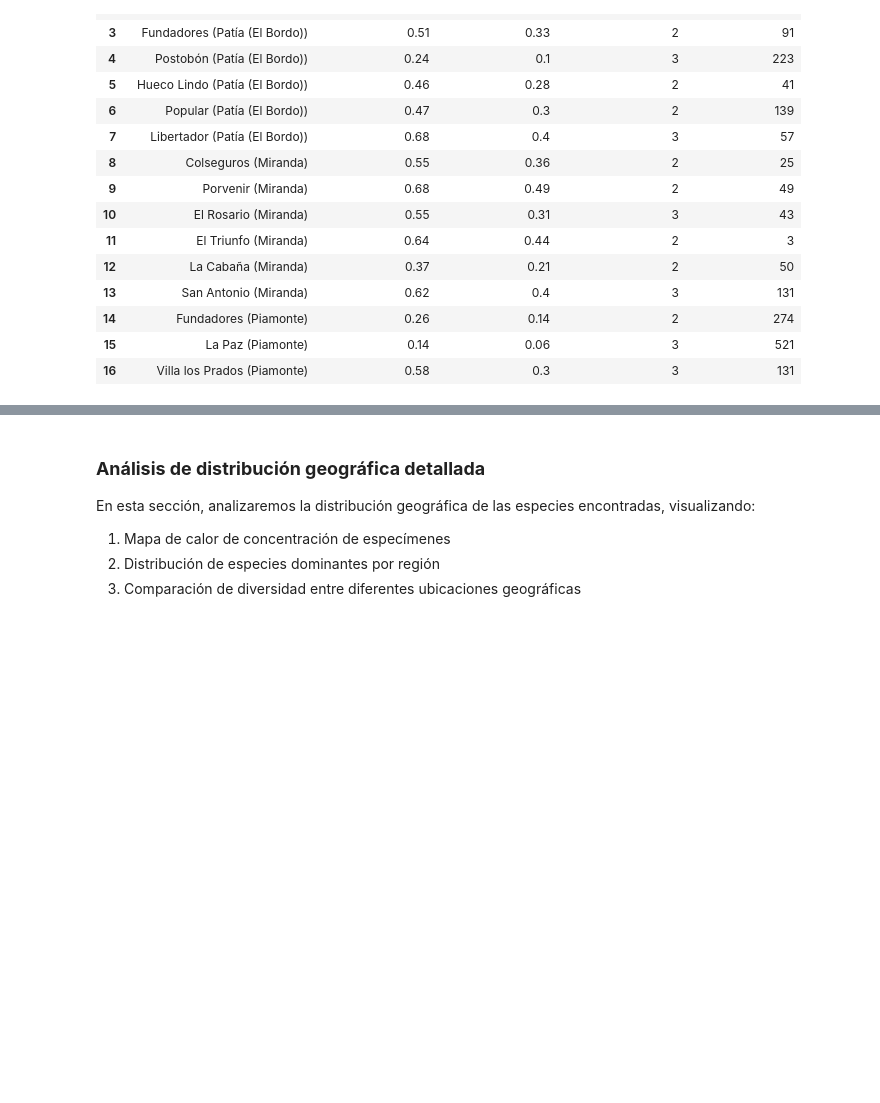
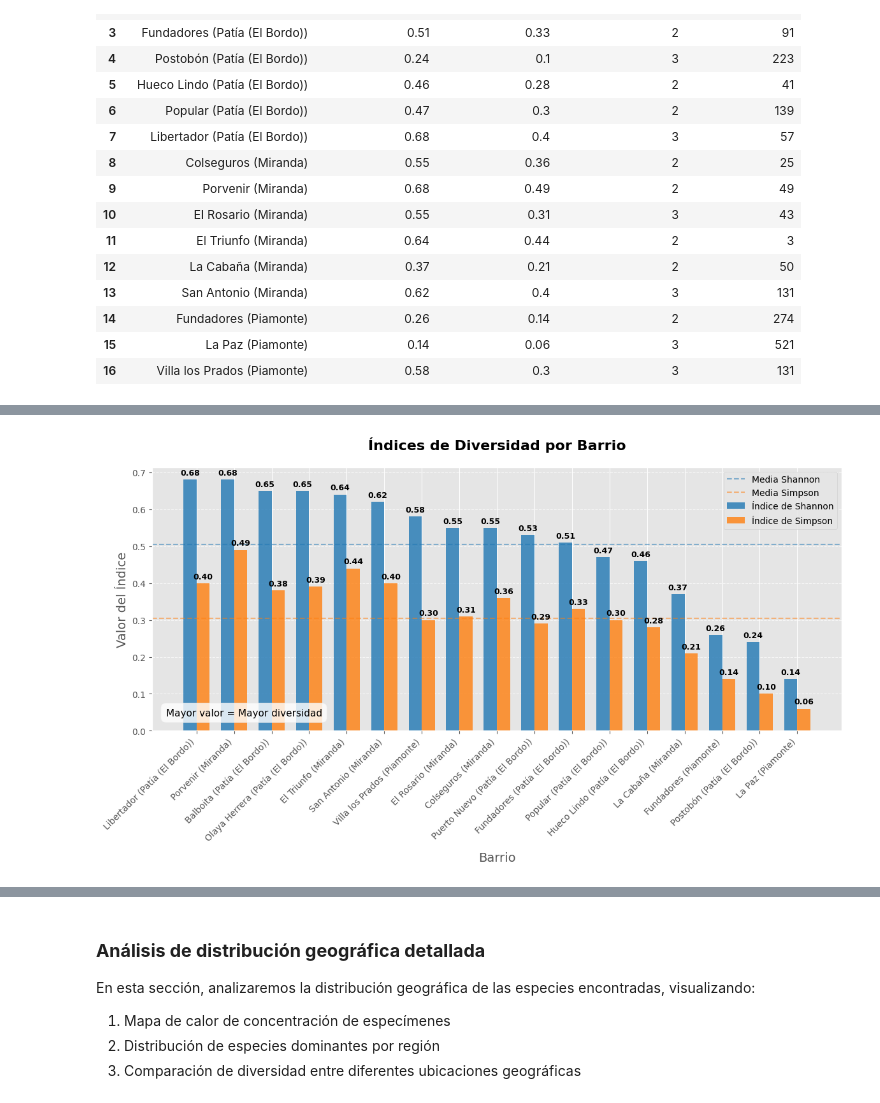
Before and after one commit to Zaprovic/bootcamp-data-analysis, a Jupyter notebook: src/dengue.ipynb, the cells around one changed output, grey strips where cells are left out. Cells and saved outputs as stored; diff of their text form; code cells hidden in the pictures; blank space fills up the shorter version.

Commit message:
added plot to shannon and simpson indexes

```diff
--- a/src/dengue.ipynb
+++ b/src/dengue.ipynb
@@ -150,0 +155,81 @@ display(sdff)
+# %%
+# Convertir los índices de string a float para la visualización
+dff_plot = dff.copy()
+dff_plot['Indice de Shannon'] = dff_plot['Indice de Shannon'].astype(float)
+dff_plot['Indice de Simpson'] = dff_plot['Indice de Simpson'].astype(float)
+
+# Ordenar por índice de Shannon para mejor visualización
+dff_plot = dff_plot.sort_values('Indice de Shannon', ascending=False)
+
+# Crear el gráfico de barras agrupadas
+fig, ax = plt.subplots(figsize=(12, 7))
+
+# Definir posiciones para las barras
+x = np.arange(len(dff_plot['Localidad']))
+width = 0.35
+
+# Crear barras para cada índice
+shannon_bars = ax.bar(x - width/2, dff_plot['Indice de Shannon'], width, label='Índice de Shannon',
+    color='#1f77b4', alpha=0.8)
+simpson_bars = ax.bar(x + width/2, dff_plot['Indice de Simpson'], width, label='Índice de Simpson',
+    color='#ff7f0e', alpha=0.8)
+
+# Añadir etiquetas, título y leyenda
+ax.set_title('Índices de Diversidad por Barrio', fontsize=16, fontweight='bold', pad=20)
+ax.set_xlabel('Barrio', fontsize=14, labelpad=10)
+ax.set_ylabel('Valor del Índice', fontsize=14)
+ax.set_xticks(x)
+
+# Ajustar etiquetas de ejes para mejor legibilidad
+ax.set_xticklabels(dff_plot['Localidad'], rotation=45, ha='right', fontsize=10)
+
+# Añadir los valores sobre cada barra
+def add_labels(bars):
+    for bar in bars:
+        height = bar.get_height()
+        ax.annotate(f'{height:.2f}',
+            xy=(bar.get_x() + bar.get_width() / 2, height),
+            xytext=(0, 3),  # 3 puntos de desplazamiento vertical
+            textcoords="offset points",
+            ha='center', va='bottom',
+            fontsize=9, fontweight='bold')
+
+add_labels(shannon_bars)
+add_labels(simpson_bars)
+
+# Añadir una línea horizontal para facilitar comparación visual
+ax.axhline(y=dff_plot['Indice de Shannon'].mean(), color='#1f77b4', linestyle='--', alpha=0.5,
+    label='Media Shannon')
+ax.axhline(y=dff_plot['Indice de Simpson'].mean(), color='#ff7f0e', linestyle='--', alpha=0.5,
+    label='Media Simpson')
+
+# Añadir anotaciones explicativas
+# Añadir una anotación explicativa en la esquina inferior derecha
+ax.text(0.02, 0.05, 'Mayor valor = Mayor diversidad', transform=ax.transAxes,
+    fontsize=11, va='bottom', ha='left',
+    bbox=dict(boxstyle='round,pad=0.5', facecolor='white', alpha=0.8))
+
+ax.legend(loc='upper right')
+ax.grid(axis='y', linestyle='--', alpha=0.7)
+
+# Ajustar diseño
+plt.tight_layout()
+plt.show()
+
+# Análisis estadístico básico de los índices
+stats_df = pd.DataFrame({
+    'Estadística': ['Media', 'Máximo', 'Mínimo', 'Desviación Estándar'],
+    'Índice de Shannon': [dff_plot['Indice de Shannon'].mean().round(2),
+        dff_plot['Indice de Shannon'].max().round(2),
+        dff_plot['Indice de Shannon'].min().round(2),
+        dff_plot['Indice de Shannon'].std().round(2)],
+    'Índice de Simpson': [dff_plot['Indice de Simpson'].mean().round(2),
+        dff_plot['Indice de Simpson'].max().round(2),
+        dff_plot['Indice de Simpson'].min().round(2),
+        dff_plot['Indice de Simpson'].std().round(2)]
+})
+
+print('\nResumen estadístico de los índices de diversidad:')
+display(stats_df)
+# %% [output]
+[figure, added]
```
Also changed, not shown: parts of 3 cells of this notebook.
